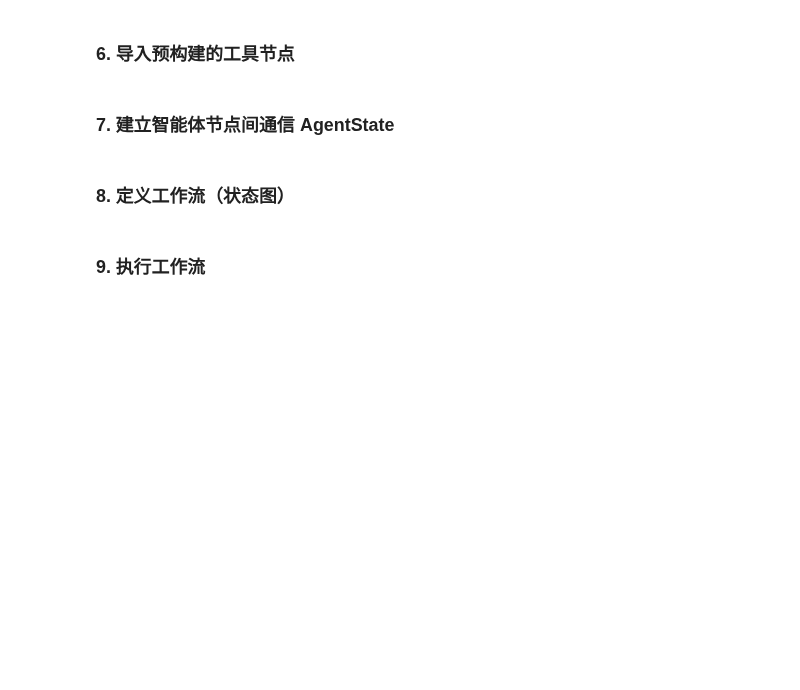
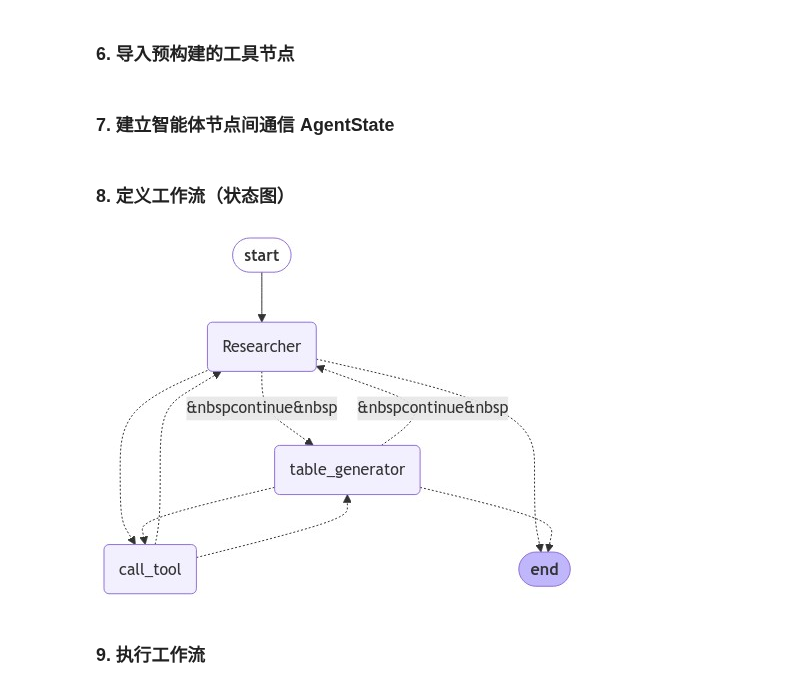
Before and after one commit to AI-student2024/openai-quickstart, a Jupyter notebook: langchain/langgraph/hw02-multi_agents.ipynb, the cells around one changed output. Saved outputs shown, nothing was run; the diff lists cells and outputs as text; code cells hidden in the pictures; blank space fills up the shorter version.

```diff
--- a/langchain/langgraph/hw02-multi_agents.ipynb
+++ b/langchain/langgraph/hw02-multi_agents.ipynb
@@ -111,9 +111,9 @@ def agent_node(state, agent, name):
 # %% [markdown]
 ### **为 Agent 配置各自的大模型**
 # %%
-
 research_llm = ChatOpenAI(model="gpt-4o-mini", temperature=0.5)
-chart_llm = ChatOpenAI(model="gpt-4o-mini", temperature=0)
+# chart_llm = ChatOpenAI(model="gpt-4o-mini", temperature=0)
+table_llm = ChatOpenAI(model="gpt-4o",temperature=0)
 # %% [markdown]
 ### **4. 定义 研究智能体及其节点**
 # %%
@@ -141,3 +144,11 @@ chart_node = functools.partial(agent_node, agent=chart_agent, name="Chart Genera
+# %%
+table_agent = create_agent(
+    table_llm, # 使用table_llm作为表格智能体的语言模型
+    [python_repl],# 表格生成器智能体使用Python REPL工具
+    system_message="Create clear and user-friendly tables based on the provided data.", # 系统消息，指导智能体如何生成表格
+)
+# 使用functools.partial 创建表生成器智能体的节点指定改节点名称为"table_generator"
+table_node = functools.partial(agent_node,agent=table_agent,name="table_generator")
 # %% [markdown]
 ### **6. 导入预构建的工具节点**
 # %%
@@ -168,7 +179,8 @@ workflow = StateGraph(AgentState)
 
 # 将研究智能体节点、图表生成器智能体节点和工具节点添加到状态图中
 workflow.add_node("Researcher", research_node)
-workflow.add_node("Chart Generator", chart_node)
+# workflow.add_node("Chart Generator", chart_node)
+workflow.add_node("table_generator",table_node)
 workflow.add_node("call_tool", tool_node)
 
 # 定义路由函数
@@ -196,15 +208,18 @@ workflow.add_conditional_edges(
     "Researcher",
     router,  # 路由器函数决定下一步
     {
-        "continue": "Chart Generator",  # 如果 router 返回 "continue"，则传递到 Chart Generator
+       # "continue": "Chart Generator",  # 如果 router 返回 "continue"，则传递到 Chart Generator
+        "continue":"table_generator",# 如果router返回"continue"，则传递到table_generator
         "call_tool": "call_tool",  # 如果 router 返回 "call_tool"，则调用工具
         "__end__": END  # 如果 router 返回 "__end__"，则结束工作流
     },
 )
 
 # 为 "Chart Generator" 智能体节点添加条件边
+# 为"table_generator"智能体节点添加条件边
 workflow.add_conditional_edges(
-    "Chart Generator",
+   # "Chart Generator",
+    "table_generator",
     router,  # 同样使用 router 函数决定下一步
     {
         "continue": "Researcher",  # 如果 router 返回 "continue"，则回到 Researcher
@@ -212,35 +227,37 @@ workflow.add_conditional_edges(
         "__end__": END  # 如果 router 返回 "__end__"，则结束工作流
     },
 )
 
 # 为 "call_tool" 工具节点添加条件边，基于“sender”字段决定下一个节点
 # 工具调用节点不更新 sender 字段，这意味着边将返回给调用工具的智能体
 workflow.add_conditional_edges(
     "call_tool",
     lambda x: x["sender"],  # 根据 sender 字段判断调用工具的是哪个智能体
     {
         "Researcher": "Researcher",  # 如果 sender 是 Researcher，则返回给 Researcher
-        "Chart Generator": "Chart Generator",  # 如果 sender 是 Chart Generator，则返回给 Chart Generator
+       # "Chart Generator": "Chart Generator",  # 如果 sender 是 Chart Generator，则返回给 Chart Generator
+        "table_generator":"table_generator",# 如果sender 是 table_generator,则返回给table_generator
     },
 )
-
 # 添加开始节点，将流程从 START 节点连接到 Researcher 节点
 workflow.add_edge(START, "Researcher")
 
 # 编译状态图以便后续使用
 graph = workflow.compile()
 
 # 可视化图
 from IPython.display import Image, display
 
 try:
     display(
         Image(
             graph.get_graph(xray=True).draw_mermaid_png()
         )
     )
 except Exception as e:
     print(f"Error generating graph: {e}")
+# %% [output]
+[figure, added]
 # %% [markdown]
 ### **9. 执行工作流**
 # %%
```
Also changed, not shown: parts of 6 cells of this notebook, 1 other file.
